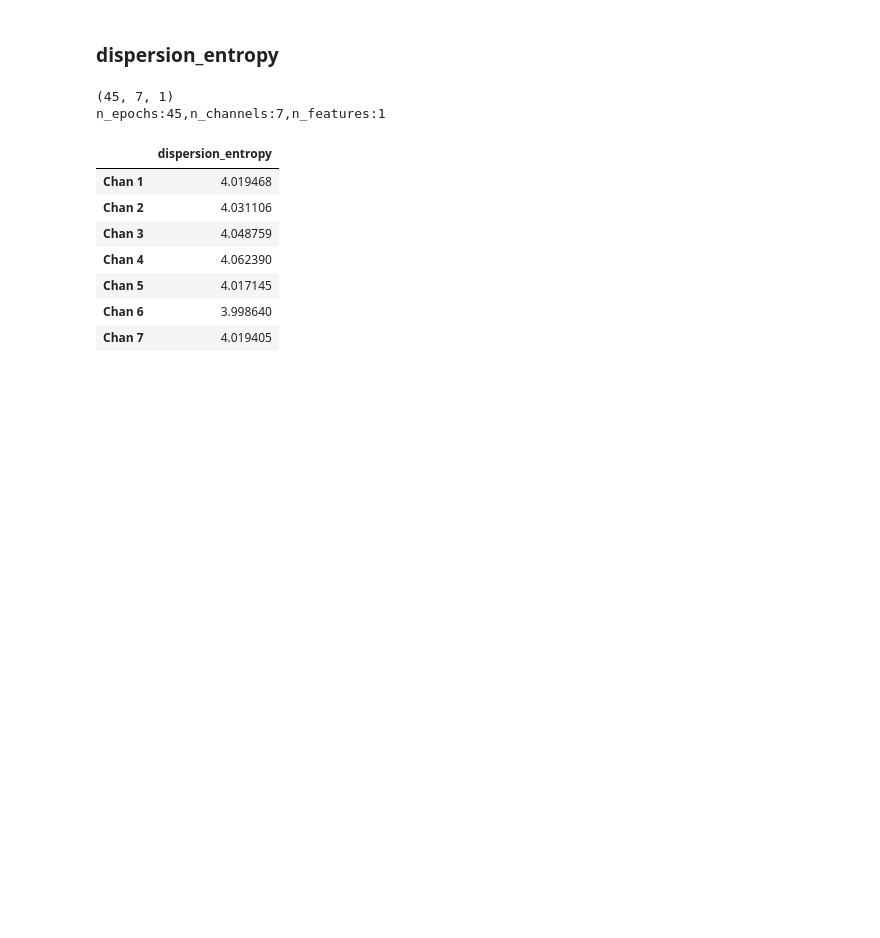
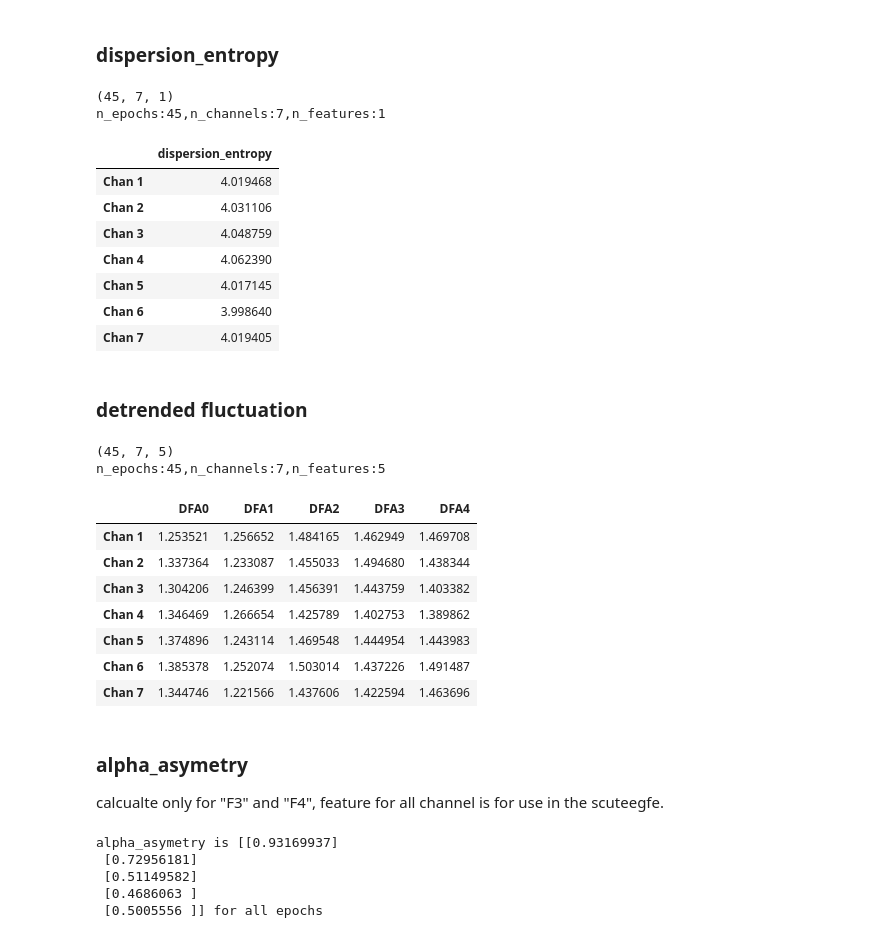
Before and after one commit to didi226/scut_eeg_feature, a Jupyter notebook: docs/source/example/function.ipynb, the cells around one changed output. Cells and saved outputs as stored; diff of their text form; code cells hidden in the pictures; blank space fills up the shorter version.

```diff
--- a/docs/source/example/function.ipynb
+++ b/docs/source/example/function.ipynb
@@ -170,3 +176,29 @@ n_epochs:45,n_channels:7,n_features:1
 | Chan 5 | 4.017145 |
 | Chan 6 | 3.998640 |
 | Chan 7 | 4.019405 |
+# %% [markdown]
+### detrended fluctuation
+# %%
+fea_dfa = Feature(data, sfreq = 160,selected_funcs=['DFA'],funcs_params={"DFA__sfreq":160})
+print(fea_dfa.features.shape)
+
+n_epochs, n_channels, n_features = fea_dfa.features.shape
+print(f'n_epochs:{n_epochs},n_channels:{n_channels},n_features:{n_features}')
+
+df = pd.DataFrame(fea_dfa.features[0,:,:], columns=fea_dfa.feature_names)
+df.index = [f'Chan {i+1}' for i in range(n_channels)]
+df
+# %% [output]
+(45, 7, 5)
+n_epochs:45,n_channels:7,n_features:5
+|  | DFA0 | DFA1 | DFA2 | DFA3 | DFA4 |
+| Chan 1 | 1.253521 | 1.256652 | 1.484165 | 1.462949 | 1.469708 |
+| Chan 2 | 1.337364 | 1.233087 | 1.455033 | 1.494680 | 1.438344 |
+| Chan 3 | 1.304206 | 1.246399 | 1.456391 | 1.443759 | 1.403382 |
+| Chan 4 | 1.346469 | 1.266654 | 1.425789 | 1.402753 | 1.389862 |
+| Chan 5 | 1.374896 | 1.243114 | 1.469548 | 1.444954 | 1.443983 |
+| Chan 6 | 1.385378 | 1.252074 | 1.503014 | 1.437226 | 1.491487 |
+| Chan 7 | 1.344746 | 1.221566 | 1.437606 | 1.422594 | 1.463696 |
+# %% [markdown]
+###  alpha_asymetry
+calcualte only for "F3" and "F4", feature for all channel is for use in the scuteegfe.
@@ -172,0 +209,8 @@ n_epochs:45,n_channels:7,n_features:1
+# %%
+print(f'alpha_asymetry is {fea_alpha_asymetry.features[:,0]} for all epochs')
+# %% [output]
+alpha_asymetry is [[0.93169937]
+ [0.72956181]
+ [0.51149582]
+ [0.4686063 ]
+ [0.5005556 ]] for all epochs
```
Also changed, not shown: parts of 6 cells of this notebook, 1 other file.
